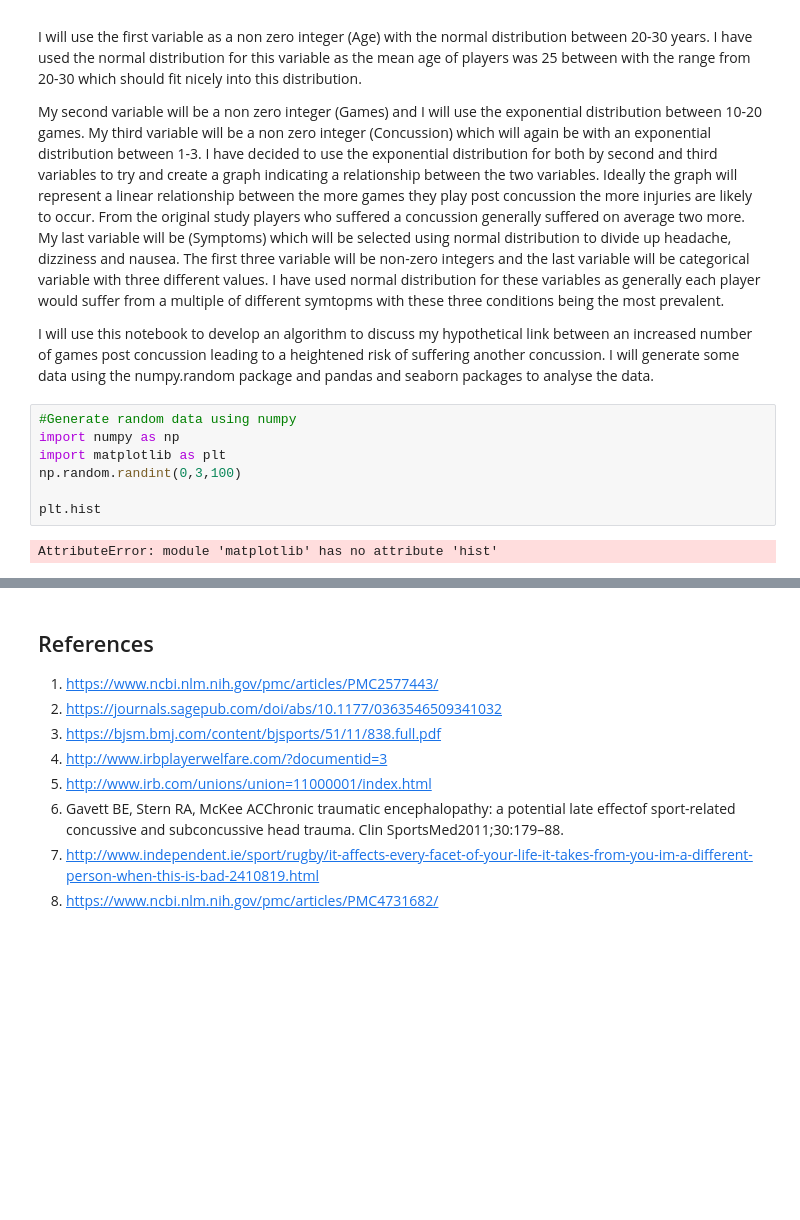
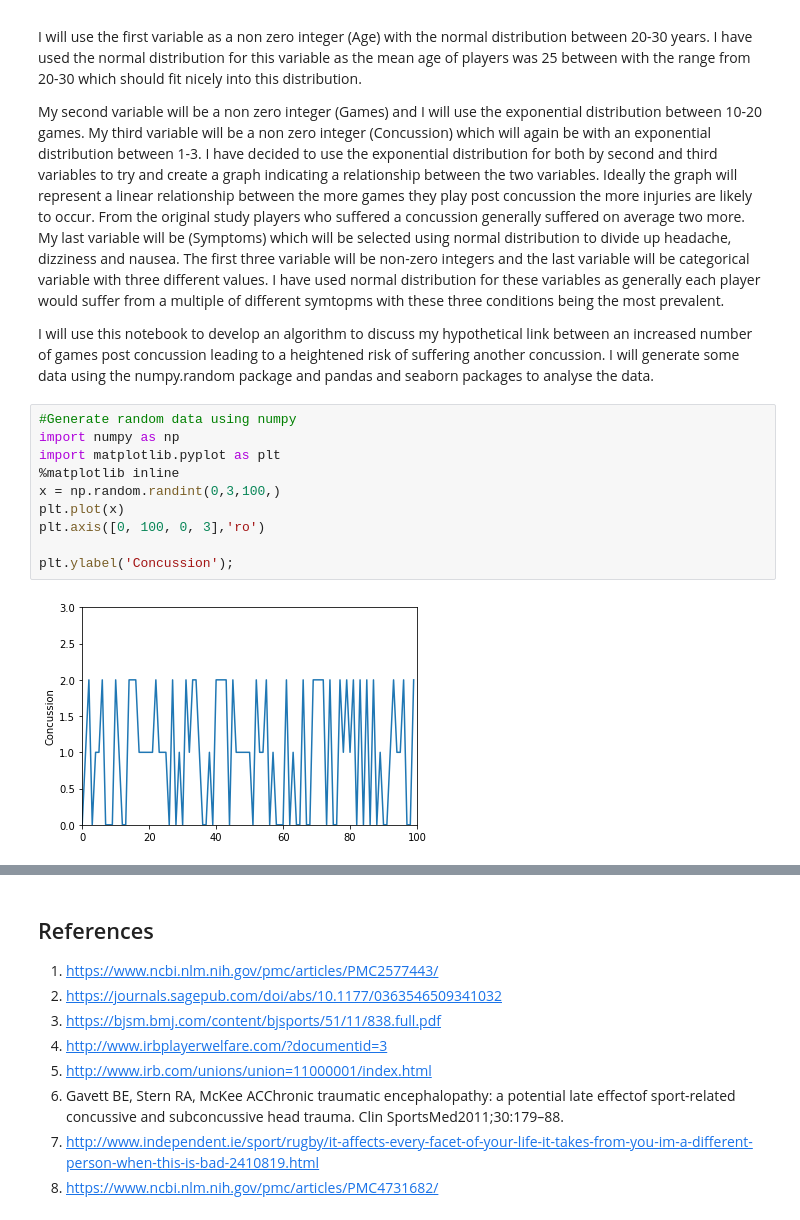
Before and after one commit to tullowhurler/Real-World-Data-, a Jupyter notebook: Real World Data.ipynb, the cells around one changed output, grey strips where cells are left out. Drawn from its saved outputs; the diff is of its cells as text; blank space fills up the shorter version.

```diff
--- a/Real World Data.ipynb
+++ b/Real World Data.ipynb
@@ -38,9 +38,12 @@ I will use this notebook to develop an algorithm to discuss my hypothetical link
 # %%
 #Generate random data using numpy
 import numpy as np
-import matplotlib as plt
-np.random.randint(0,3,100)
+import matplotlib.pyplot as plt
+%matplotlib inline
+x = np.random.randint(0,3,100,)
+plt.plot(x)
+plt.axis([0, 100, 0, 3],'ro')
 
-plt.hist
+plt.ylabel('Concussion');
 # %% [output]
-AttributeError: module 'matplotlib' has no attribute 'hist'
+[figure, added]
```
Also changed, not shown: parts of 4 cells of this notebook.
